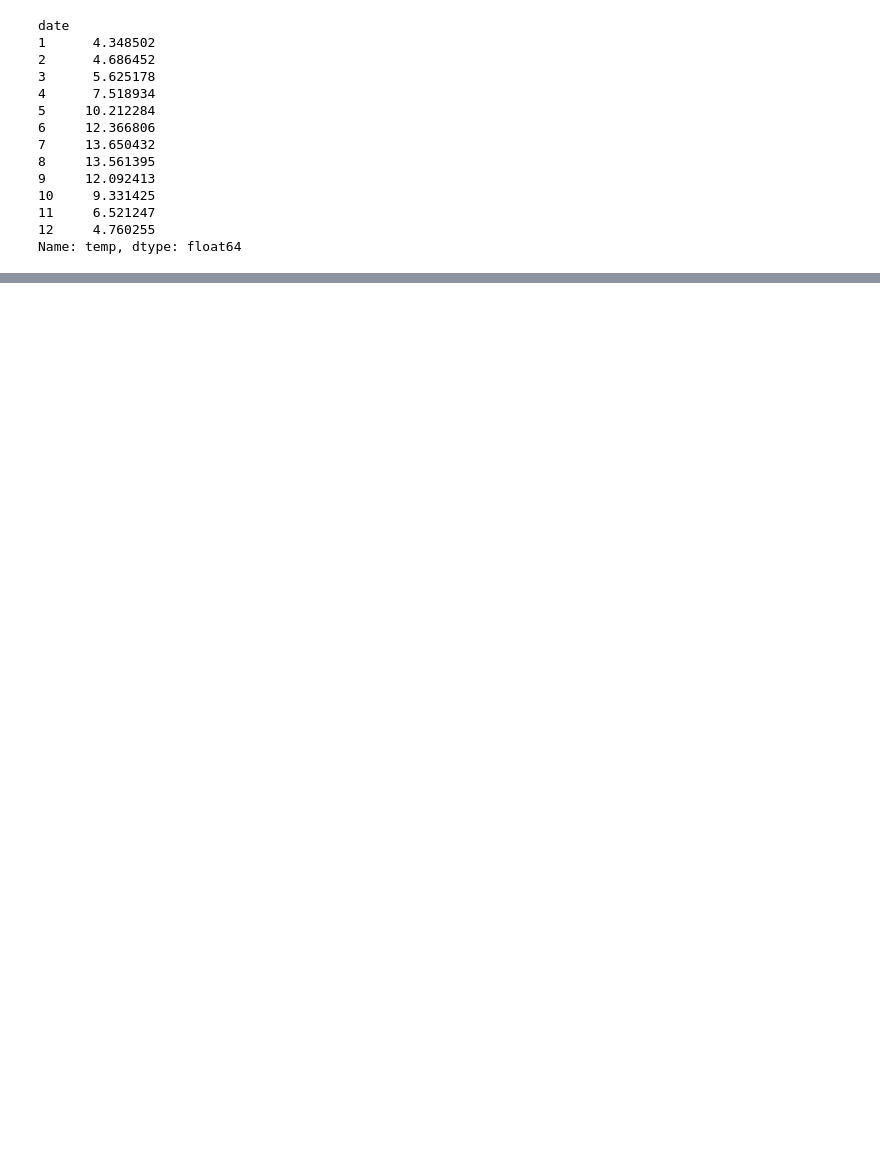
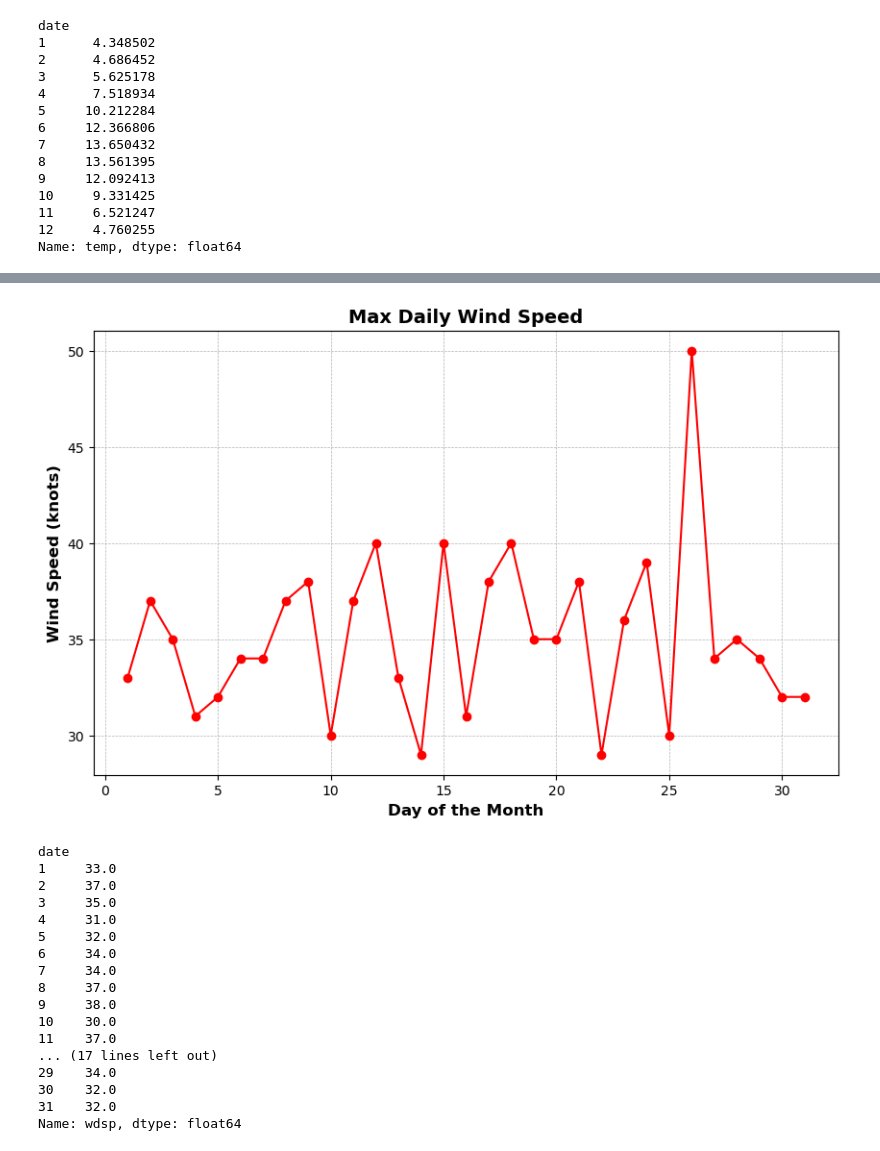
Before and after one commit to L-g00438909/PFDA_assignments, a Jupyter notebook: assignment6-weather.ipynb, the cells around one changed output, grey strips where cells are left out. Cells and saved outputs as stored; diff of their text form; code cells hidden in the pictures; blank space fills up the shorter version.

```diff
--- a/assignment6-weather.ipynb
+++ b/assignment6-weather.ipynb
@@ -301,0 +427,34 @@ Name: temp, dtype: float64
+# %%
+# plot max windspeed per day of the month
+daily_max_wdsp=df.groupby(df['date'].dt.day)['wdsp'].max()
+
+fig, ax = plt.subplots(figsize=(10, 6))
+daily_max_wdsp.plot(ax=ax, marker='o', color='red')
+ax.set_title('Max Daily Wind Speed', fontsize=14, fontweight='bold')
+ax.set_xlabel('Day of the Month', fontsize=12, fontweight='bold')
+ax.set_ylabel('Wind Speed (knots)', fontsize=12, fontweight='bold')
+plt.grid(True, linestyle='--', linewidth=0.5)
+plt.show()
+
+# calculate daily max wind speed using groupby and max functions
+daily_max_wdsp=df.groupby(df['date'].dt.day)['wdsp'].max()
+print(daily_max_wdsp)
+# %% [output]
+[figure, added]
+date
+1     33.0
+2     37.0
+3     35.0
+4     31.0
+5     32.0
+6     34.0
+7     34.0
+8     37.0
+9     38.0
+10    30.0
+11    37.0
+... (17 lines left out)
+29    34.0
+30    32.0
+31    32.0
+Name: wdsp, dtype: float64
```
Also changed, not shown: parts of 21 cells of this notebook, 2 other files.
